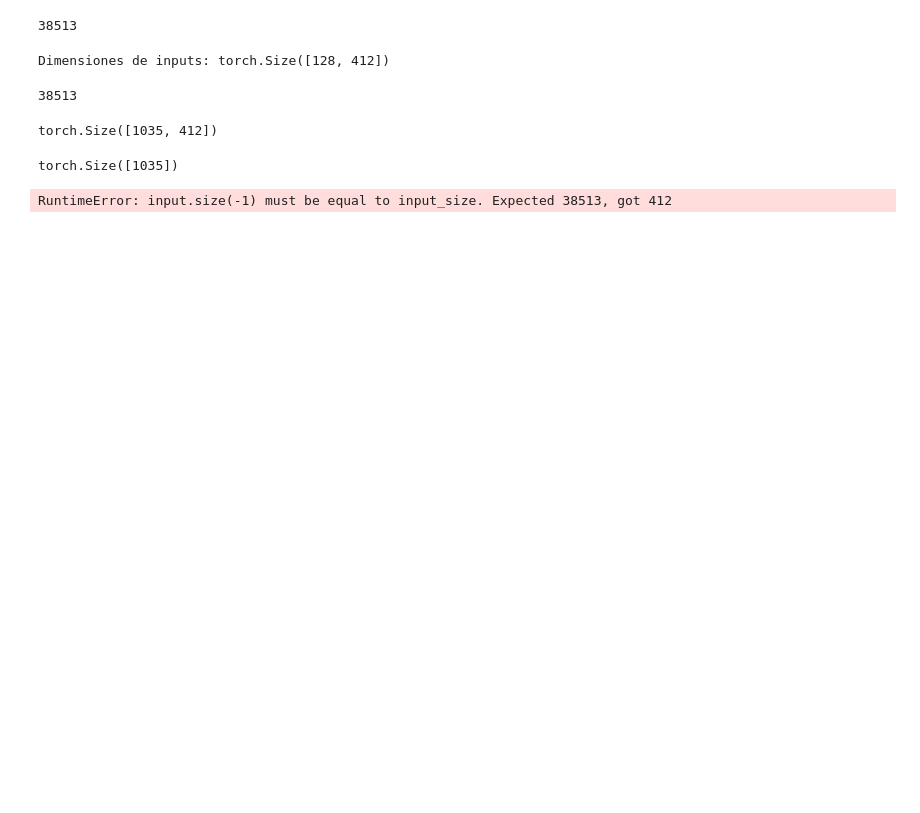
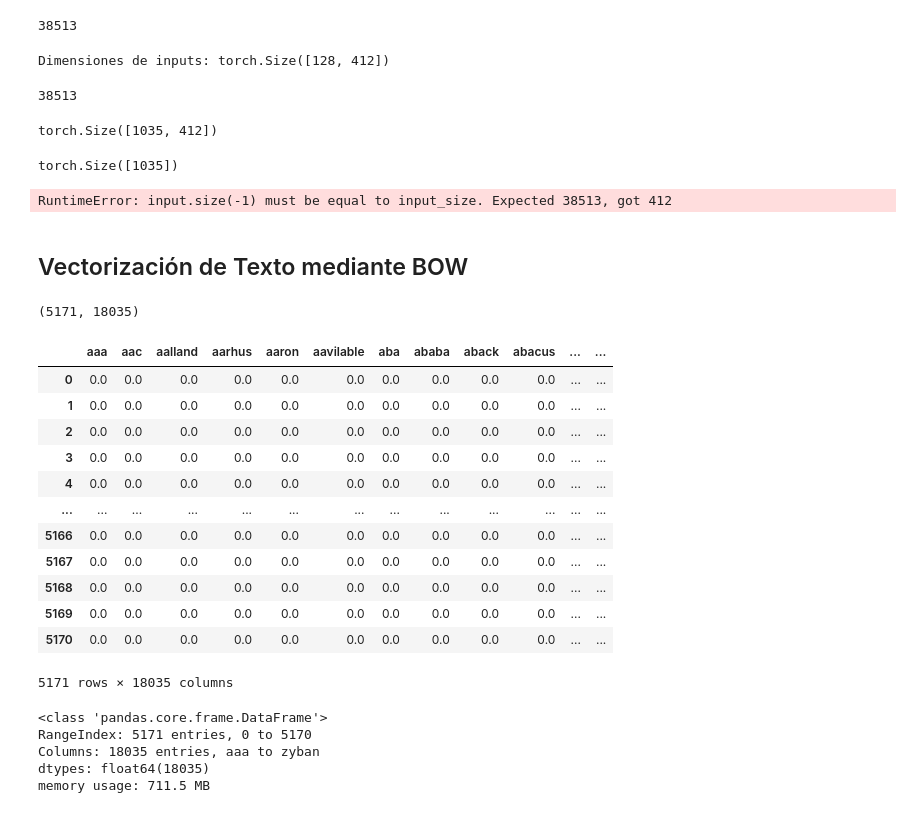
Before and after one commit to CanoPablo/Deep_Learning, a Jupyter notebook: Reto_III.ipynb, the cells around one changed output. Cells and saved outputs as stored; diff of their text form; code cells hidden in the pictures; blank space fills up the shorter version.

```diff
--- a/Reto_III.ipynb
+++ b/Reto_III.ipynb
@@ -682,3 +694,5 @@ with torch.no_grad():
 print(f"Test Loss: {test_loss:.4f}, Test Accuracy: {accuracy:.4f}")
 # %% [output]
 RuntimeError: input.size(-1) must be equal to input_size. Expected 38513, got 412
+# %% [markdown]
+## Vectorización de Texto mediante BOW
@@ -684,0 +701,32 @@ RuntimeError: input.size(-1) must be equal to input_size. Expected 38513, got 41
+# %%
+vectorizer = TfidfVectorizer(min_df=2)  #Revisar la documentación de TfidVectorizer, min_def=2 todas las palabras que aparezcan al menos 2 veces
+BOW = vectorizer.fit_transform(df['text'])
+BOW.shape
+# %% [output]
+(5171, 18035)
+# %%
+palabras = vectorizer.get_feature_names_out()
+X_bow = pd.DataFrame(BOW.todense(), index=df.index, columns=palabras)  # Se la pasa de una matriz dispersa a una de numpy
+X_bow # Nos regresa el número de reseñas por renglón y nuestro vocabulario
+# %% [output]
+|  | aaa | aac | aalland | aarhus | aaron | aavilable | aba | ababa | aback | abacus | ... | ... |
+| 0 | 0.0 | 0.0 | 0.0 | 0.0 | 0.0 | 0.0 | 0.0 | 0.0 | 0.0 | 0.0 | ... | ... |
+| 1 | 0.0 | 0.0 | 0.0 | 0.0 | 0.0 | 0.0 | 0.0 | 0.0 | 0.0 | 0.0 | ... | ... |
+| 2 | 0.0 | 0.0 | 0.0 | 0.0 | 0.0 | 0.0 | 0.0 | 0.0 | 0.0 | 0.0 | ... | ... |
+| 3 | 0.0 | 0.0 | 0.0 | 0.0 | 0.0 | 0.0 | 0.0 | 0.0 | 0.0 | 0.0 | ... | ... |
+| 4 | 0.0 | 0.0 | 0.0 | 0.0 | 0.0 | 0.0 | 0.0 | 0.0 | 0.0 | 0.0 | ... | ... |
+| ... | ... | ... | ... | ... | ... | ... | ... | ... | ... | ... | ... | ... |
+| 5166 | 0.0 | 0.0 | 0.0 | 0.0 | 0.0 | 0.0 | 0.0 | 0.0 | 0.0 | 0.0 | ... | ... |
+| 5167 | 0.0 | 0.0 | 0.0 | 0.0 | 0.0 | 0.0 | 0.0 | 0.0 | 0.0 | 0.0 | ... | ... |
+| 5168 | 0.0 | 0.0 | 0.0 | 0.0 | 0.0 | 0.0 | 0.0 | 0.0 | 0.0 | 0.0 | ... | ... |
+| 5169 | 0.0 | 0.0 | 0.0 | 0.0 | 0.0 | 0.0 | 0.0 | 0.0 | 0.0 | 0.0 | ... | ... |
+| 5170 | 0.0 | 0.0 | 0.0 | 0.0 | 0.0 | 0.0 | 0.0 | 0.0 | 0.0 | 0.0 | ... | ... |
+5171 rows × 18035 columns
+# %%
+X_bow.info()
+# %% [output]
+<class 'pandas.core.frame.DataFrame'>
+RangeIndex: 5171 entries, 0 to 5170
+Columns: 18035 entries, aaa to zyban
+dtypes: float64(18035)
+memory usage: 711.5 MB
```
Also changed, not shown: parts of 21 cells of this notebook.
